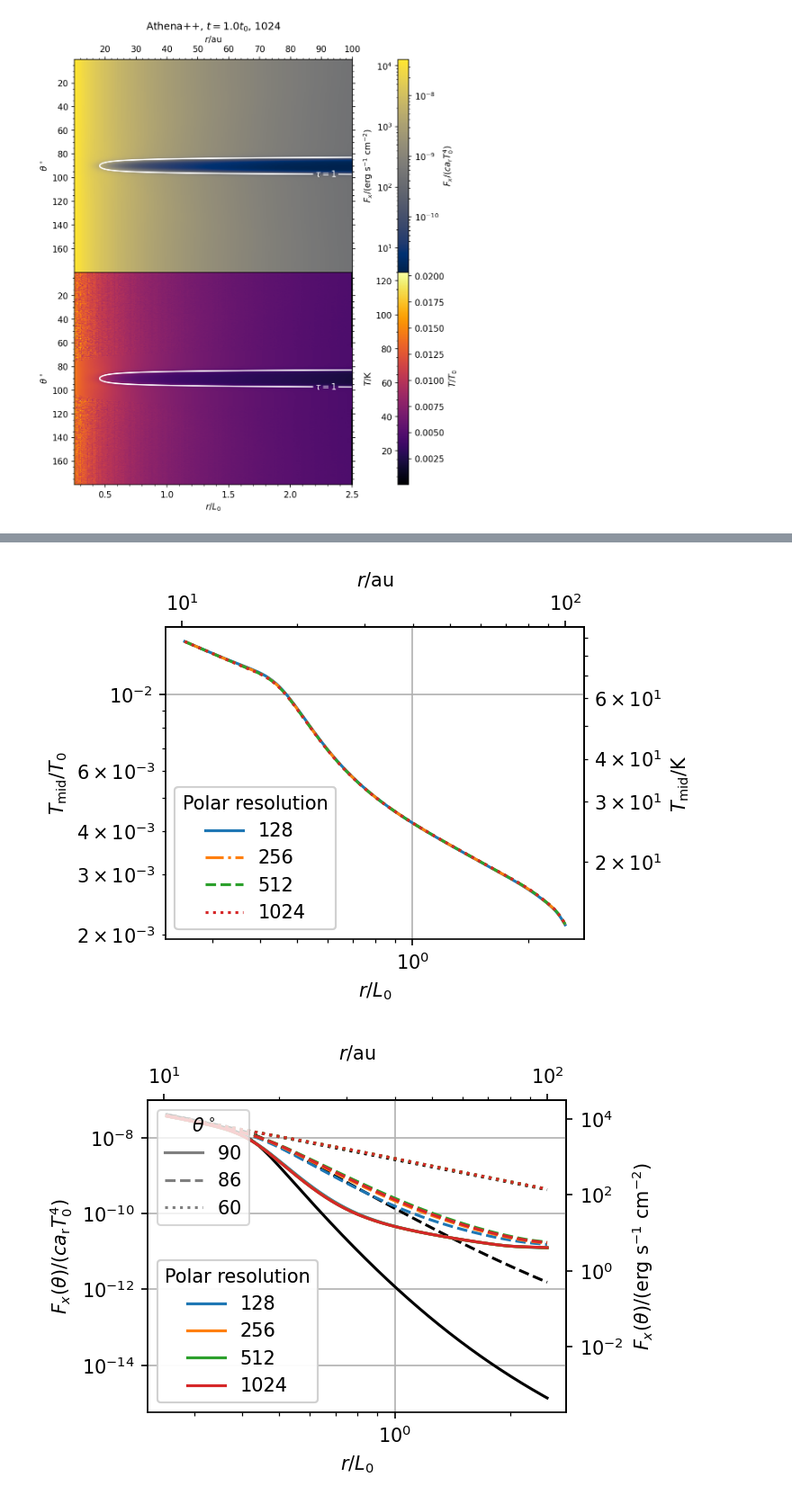
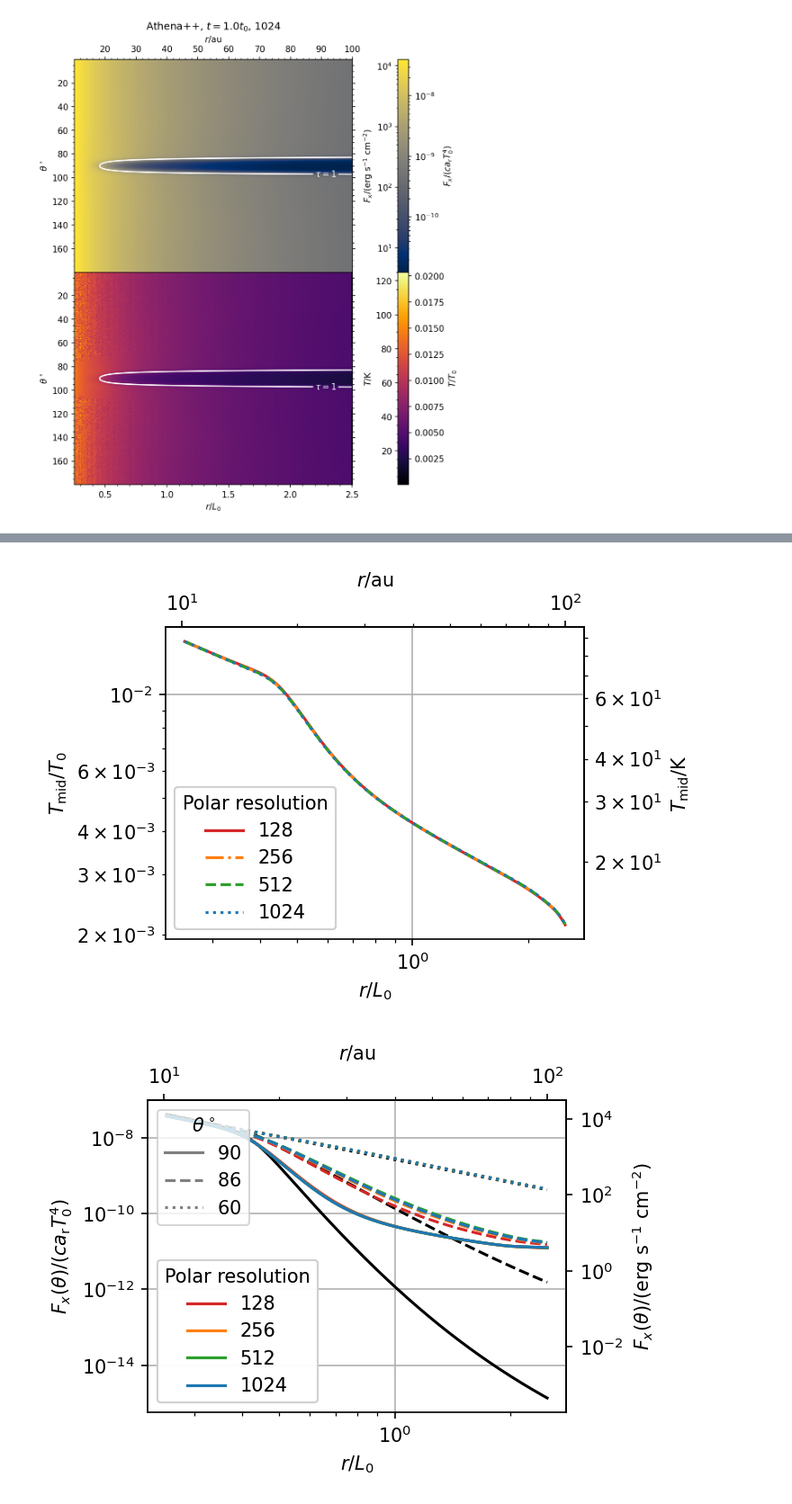
Before and after one commit to sabaronett/rad-hydro, a Jupyter notebook: athena/dev/yanfeij/const_opac_raytrace/implicit/heat/ImplicitRTHeat.ipynb, the cells around one changed output, grey strips where cells are left out. Shown at 90% size. Cells and saved outputs as stored; diff of their text form; code cells hidden in the pictures.

```diff
--- a/athena/dev/yanfeij/const_opac_raytrace/implicit/heat/ImplicitRTHeat.ipynb
+++ b/athena/dev/yanfeij/const_opac_raytrace/implicit/heat/ImplicitRTHeat.ipynb
@@ -570,8 +570,8 @@ F_x(10 au) = 3.94e-08 ca_rT_0^4 = 1.27e+04 erg/cm^2/s
 #===============================================================================
 problem_id = 'const_opac_raytrace'
 fig, ax = plt.subplots(figsize=(4, 3), dpi=150)
-cs = ['tab:blue', 'tab:orange', 'tab:green', 'tab:red', 'tab:purple',
-          'tab:brown', 'tab:pink', 'tab:gray', 'tab:olive', 'tab:cyan']
+tab_colors = ['tab:red', 'tab:orange', 'tab:green', 'tab:blue', 'tab:purple',
+              'tab:brown', 'tab:pink', 'tab:gray', 'tab:olive', 'tab:cyan']
 theta_degs = [90, 86, 60]
 lss = ['solid', 'dashed', 'dotted']
 c_solns, ls_thetas = [], []
@@ -588,12 +588,12 @@ for i, run in enumerate(runs):
 
   for th, theta_deg in enumerate(theta_degs):
     j = int(theta_deg/rad2deg/dtheta)
-    ax.plot(athdf['x1v'], T_field[j, :], color=cs[i], ls=lss[th])
+    ax.plot(athdf['x1v'], T_field[j, :], color=tab_colors[i], ls=lss[th])
     if i == 0:
-      ls_thetas.append(axs[0].plot([], [], color='tab:gray', ls=lss[th],
+      ls_thetas.append(ax.plot([], [], color='tab:gray', ls=lss[th],
                        label=rf'${theta_deg}$')[0])
 
-  c_solns.append(ax.plot([], [], color=cs[i], label=run[:-3])[0])
+  c_solns.append(ax.plot([], [], color=tab_colors[i], label=run[:-3])[0])
 
 # Plot ghost points for colorless line style and add legends
 ls_legend = plt.legend(title=r'$\theta^\circ$', handles=ls_thetas,
@@ -624,8 +624,8 @@ ax.tick_params(axis='both', which='both')
 #===============================================================================
 problem_id = 'const_opac_raytrace'
 fig, ax = plt.subplots(figsize=(4, 3), dpi=150)
-cs = ['tab:blue', 'tab:orange', 'tab:green', 'tab:red', 'tab:purple',
-          'tab:brown', 'tab:pink', 'tab:gray', 'tab:olive', 'tab:cyan']
+tab_colors = ['tab:red', 'tab:orange', 'tab:green', 'tab:blue', 'tab:purple',
+              'tab:brown', 'tab:pink', 'tab:gray', 'tab:olive', 'tab:cyan']
 lss = ['solid', 'dashdot', 'dashed', 'dotted', (0, (1, 5))]
 c_solns, ls_thetas = [], []
 runs = ['128nx2', '256nx2', '512nx2', '1024nx2']
@@ -641,9 +641,10 @@ for i, run in enumerate(runs):
 
   theta_deg = 90
   j = int(theta_deg/rad2deg/dtheta)
-  ax.plot(athdf['x1v'], T_field[j, :], color=cs[i], ls=lss[i])
+  ax.plot(athdf['x1v'], T_field[j, :], color=tab_colors[i], ls=lss[i])
 
-  c_solns.append(ax.plot([], [], color=cs[i], ls=lss[i], label=run[:-3])[0])
+  c_solns.append(ax.plot([], [], color=tab_colors[i], ls=lss[i],
+                 label=run[:-3])[0])
 
 # Plot ghost points for colorless line style and add legends
 color_legend = plt.legend(title='Polar resolution', handles=c_solns,
@@ -666,13 +667,13 @@ ax.set(xlabel=r'$r/L_0$', xscale='log', yscale='log',
 ax.tick_params(axis='both', which='both')
 # plt.savefig('figs/frame.jpg', bbox_inches='tight')
 # %% [output]
-[figure, old version]
+[figure, new version]
 # %%
 #===============================================================================
 problem_id = 'const_opac_raytrace'
 fig, ax = plt.subplots(figsize=(4, 3), dpi=150)
-cs = ['tab:blue', 'tab:orange', 'tab:green', 'tab:red', 'tab:purple',
-          'tab:brown', 'tab:pink', 'tab:gray', 'tab:olive', 'tab:cyan']
+tab_colors = ['tab:red', 'tab:orange', 'tab:green', 'tab:blue', 'tab:purple',
+              'tab:brown', 'tab:pink', 'tab:gray', 'tab:olive', 'tab:cyan']
 theta_degs = [90, 86, 60]
 lss = ['solid', 'dashed', 'dotted']
 c_solns, ls_thetas = [], []
@@ -701,36 +702,36 @@ for i, run in enumerate(runs):
 
   for th, theta_deg in enumerate(theta_degs):
     j = int(theta_deg/rad2deg/dtheta)
-    ax.plot(athdf['x1v'], Fx_field[j, :], color=cs[i], ls=lss[th])
+    ax.plot(athdf['x1v'], Fx_field[j, :], color=tab_colors[i], ls=lss[th])
 
-  c_solns.append(ax.plot([], [], color=cs[i], label=run[:-3])[0])
+  c_solns.append(ax.plot([], [], color=tab_colors[i], label=run[:-3])[0])
 
 
 # Plot ghost points for colorless line style and add legends
 ls_legend = plt.legend(title=r'$\theta^\circ$', handles=ls_thetas,
                        loc='upper left')
 color_legend = plt.legend(title='Polar resolution', handles=c_solns,
                           loc='lower left')
 ax.add_artist(ls_legend)
 ax.add_artist(color_legend)
 
 # Format secondary axes in cgs
 ax_r = ax.secondary_xaxis('top', functions=(r2au, r2au))
 ax_F = ax.secondary_yaxis('right', functions=(F2cgs, F2cgs))
 ax_r.minorticks_on()
 ax_F.minorticks_on()
 ax_r.set(xlabel=r'$r$/au')
 ax_F.set(ylabel=r'$F_x(\theta)$/(erg s$^{-1}$ cm$^{-2}$)')
 
 # Format (sub)plots
 ax.grid()
 ax.minorticks_on()
 ax.set(xlabel=r'$r/L_0$', xscale='log', yscale='log',
        ylabel=r'$F_x(\theta)/(ca_\mathrm{r}T_0^4)$')
 ax.tick_params(axis='both', which='both')
 # plt.savefig('figs/frame.jpg', bbox_inches='tight')
 # %% [output]
-[figure, old version]
+[figure, new version]
 # %%
 #===============================================================================
 problem_id = 'const_opac_raytrace'
```
Also changed, not shown: parts of 3 cells of this notebook.
